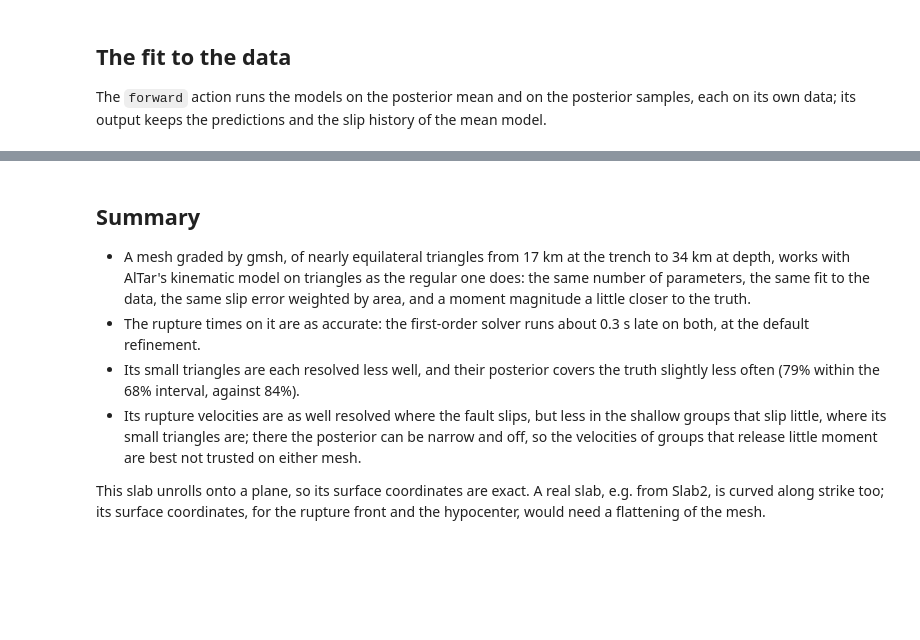
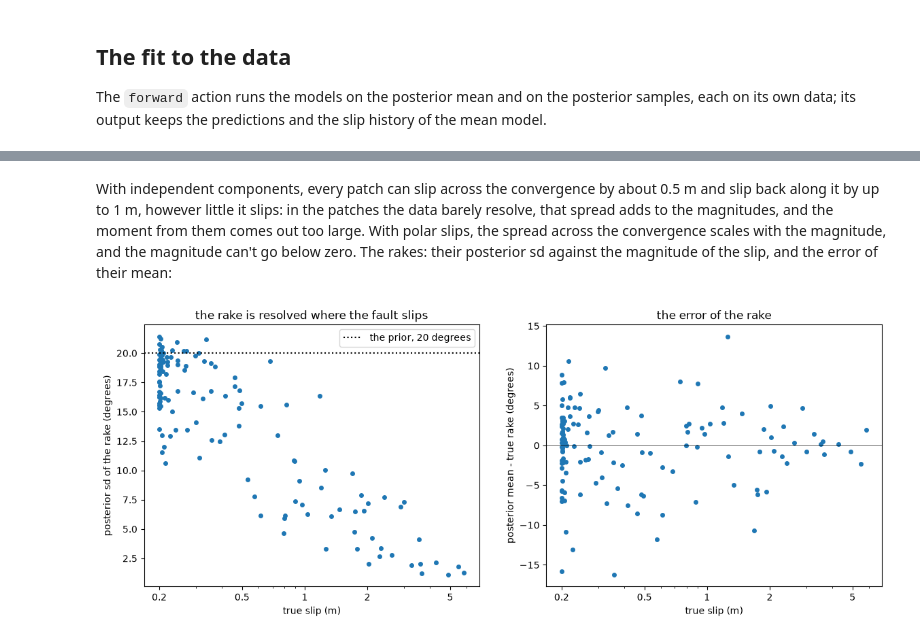
Before and after one commit to lijun99/altar2-tutorials, a Jupyter notebook: kinematic_gmsh/step2_altar.ipynb, the cells around one changed output, grey strips where cells are left out. Saved outputs shown, nothing was run; the diff lists cells and outputs as text; code cells hidden in the pictures; blank space fills up the shorter version.

```diff
--- a/kinematic_gmsh/step2_altar.ipynb
+++ b/kinematic_gmsh/step2_altar.ipynb
@@ -218,15 +192,0 @@ The rupture velocities are resolved where the fault slips: the groups that relea
-# %%
-# the moment rate, of the slip along the convergence
-fig, ax = plt.subplots(figsize=(9, 3.5))
-tk = None
-for name, m in meshes.items():
-    path = 'results/cascaded/forward.h5' if name == 'gmsh' else 'regular/results/cascaded/forward.h5'
-    with h5py.File(path) as h5:
-        Mb_post = np.asarray(h5['kinematic/Mb/mean']).reshape(m['true']['Mb'].shape)
-    rate = lambda history: (m['mu'] * m['area'] * 1e6 * history[:, 1]).sum(1)
-    tk = np.arange(Mb_post.shape[0])
-    if name == 'gmsh':
-        ax.plot(tk, rate(m['true']['Mb']) / 1e19, 'k', lw=2, label='true')
-    ax.plot(tk, rate(Mb_post) / 1e19, label=f'{name} mesh, posterior mean')
-ax.set_xlabel('time (s)'); ax.set_ylabel('moment rate (10$^{19}$ N m/s)'); ax.legend()
-plt.show()
@@ -235,9 +193,20 @@ plt.show()
-# %% [markdown]
-## Summary
-
-- A mesh graded by gmsh, of nearly equilateral triangles from 17 km at the trench to 34 km at depth, works with AlTar's kinematic model on triangles as the regular one does: the same number of parameters, the same fit to the data, the same slip error weighted by area, and a moment magnitude a little closer to the truth.
-- The rupture times on it are as accurate: the first-order solver runs about 0.3 s late on both, at the default refinement.
-- Its small triangles are each resolved less well, and their posterior covers the truth slightly less often (79% within the 68% interval, against 84%).
-- Its rupture velocities are as well resolved where the fault slips, but less in the shallow groups that slip little, where its small triangles are; there the posterior can be narrow and off, so the velocities of groups that release little moment are best not trusted on either mesh.
-
-This slab unrolls onto a plane, so its surface coordinates are exact. A real slab, e.g. from Slab2, is curved along strike too; its surface coordinates, for the rupture front and the hypocenter, would need a flattening of the mesh.
+# %% [markdown]
+With independent components, every patch can slip across the convergence by about 0.5 m and slip back along it by up to 1 m, however little it slips: in the patches the data barely resolve, that spread adds to the magnitudes, and the moment from them comes out too large. With polar slips, the spread across the convergence scales with the magnitude, and the magnitude can't go below zero. The rakes: their posterior sd against the magnitude of the slip, and the error of their mean:
+# %%
+fig, (ax1, ax2) = plt.subplots(1, 2, figsize=(14, 5))
+p = posts['polar']
+ax1.semilogx(true['magnitude'], p['rake'].std(0), 'o', ms=4)
+ax1.axhline(20, color='k', ls=':', label='the prior, 20 degrees')
+ax1.set_xlabel('true slip (m)'); ax1.set_ylabel('posterior sd of the rake (degrees)'); ax1.legend()
+ax1.set_title('the rake is resolved where the fault slips')
+ax2.semilogx(true['magnitude'], p['rake'].mean(0) - true['rake'], 'o', ms=4)
+ax2.axhline(0, color='k', lw=0.5)
+ax2.set_xlabel('true slip (m)'); ax2.set_ylabel('posterior mean - true rake (degrees)')
+ax2.set_title('the error of the rake')
+for ax in (ax1, ax2):
+    ax.set_xticks([0.2, 0.5, 1, 2, 5])
+    ax.xaxis.set_major_formatter(matplotlib.ticker.FormatStrFormatter('%g'))
+    ax.xaxis.set_minor_formatter(matplotlib.ticker.NullFormatter())
+plt.show()
+# %% [output]
+[figure, added]
```
Also changed, not shown: parts of 20 cells of this notebook, 8 other files.
